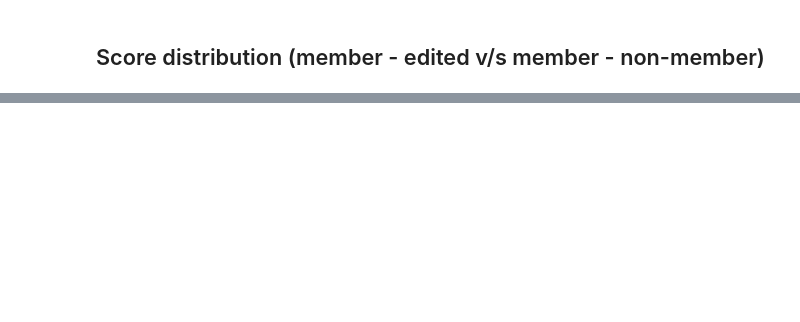
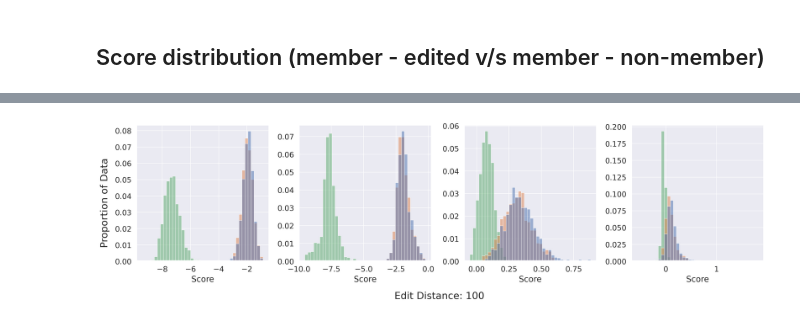
Before and after one commit to iamgroot42/mimir, a Jupyter notebook: inspect_mi.ipynb, the cells around one changed output, grey strips where cells are left out. Drawn from its saved outputs; the diff is of its cells as text; code cells hidden in the pictures; blank space fills up the shorter version.

Commit message:
New-MI visualizations and table numbers

```diff
--- a/inspect_mi.ipynb
+++ b/inspect_mi.ipynb
@@ -103,20 +96,0 @@ df.groupby('edit distance').mean()
-# %%
-columns = ['edit distance', 'AUC']
-raw_data = []
-raw_data.append((0, 0.5))
-
-for n, v in care.items():
-    for score in v.values():
-        # Consider "members" as members
-        preds_member_ = -np.array(member_scores)
-        # And edited members as "non members"
-        preds_nonmember_ = -np.array(score)
-        total_preds = np.concatenate((preds_member_ , preds_nonmember_))
-
-        total_labels = [1] * len(preds_member_) + [0] * len(preds_nonmember_)
-        fpr, tpr, thresholds = roc_curve(total_labels, total_preds)
-        roc_auc = auc(fpr, tpr)
-
-        raw_data.append((int(n), roc_auc))
-# %%
-df = pd.DataFrame(raw_data, columns=columns)
@@ -156,0 +99,66 @@ plt.show()
+# %%
+edit_dist = 100 # [10, 25, 100]
+attacks = ['loss', 'ref-stablelm-base-alpha-3b-v2']
+
+sns.set(style="darkgrid")
+sns.set_context("paper",
+                font_scale = 1.5,
+                rc={
+                    'lines.markersize': 5,
+                    'lines.linewidth': 3,
+                    'axes.linewidth': 3})
+
+fig, axs = plt.subplots(1,
+                        len(sources) * len(attacks),
+                        figsize=(16, 4),
+                        gridspec_kw={'wspace':0.05,'hspace':0.05},
+                        layout='constrained')
+
+for j, attack_focus in enumerate(attacks):
+    for i, source in enumerate(sources):
+        preds_member_, preds_nonmember_, _ = get_source_data(source, attack_focus)
+        care = get_edited_member_scores(source, attack_focus)
+        curr_axs = axs[j * len(attacks) + i]
+        df = []
+        for x in preds_member_:
+            df.append({'Score': x, 'Source': 'Member'})
+        for x in preds_nonmember_:
+            df.append({'Score': x, 'Source': 'Non-Member'})
+
+        all_trials = - np.array(list(care[f'{edit_dist}'].values())).mean(0)
+        for x in all_trials:
+            df.append({'Score': x, 'Source': f"Modified Member"})
+
+        ds = pd.DataFrame(df)
+        suffix = 'Tokens' if edit_dist > 1 else 'Token'
+        sns.histplot(ds, x='Score', hue='Source',
+                     stat='probability',
+                     bins=40,
+                     # palette=sns.color_palette('bright', 3)
+                     ax=curr_axs,)
+        curr_axs.legend([],[], frameon=False)
+
+        curr_axs.set_ylabel(None)
+        if edit_dist == 10:
+            curr_axs.set_title(f"{SOURCE_NAME_MAP[source]} ({ATTACK_NAME_MAP[attack_focus]})")
+
+
+legend_lines, legend_names = [], []
+for k, v in COLOR_MAP.items():
+    legend_lines.append(Line2D([0], [0], color=v, lw=4))
+    legend_names.append(k)
+
+
+x_ax = fig.supxlabel(f'Edit Distance: {edit_dist}', y=-.1) #'% Overlap'
+y_ax = fig.supylabel('Proportion of Data', x=-.02)
+
+# Legend plot
+if edit_dist == 10:
+    plt.figlegend(legend_lines, legend_names,
+                  loc='upper center', bbox_to_anchor=(0.5, 1.1),
+                  borderaxespad=0, ncol=5, fontsize=14,
+                  facecolor='white', frameon=False)
+
+plt.savefig(f"./edit_distance_figs/edit_distance_{edit_dist}.pdf", bbox_inches="tight")
+# %% [output]
+[figure, added]
```
Also changed, not shown: parts of 27 cells of this notebook.
